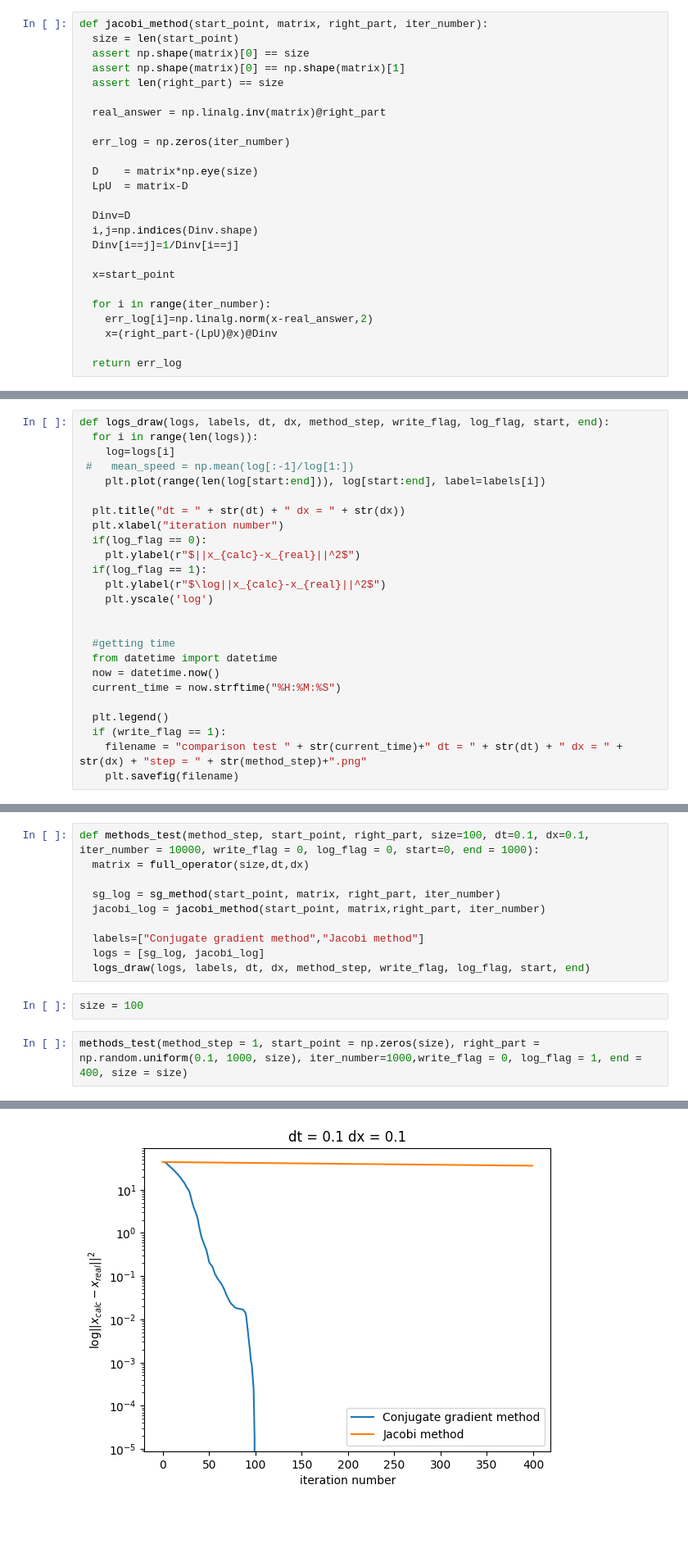
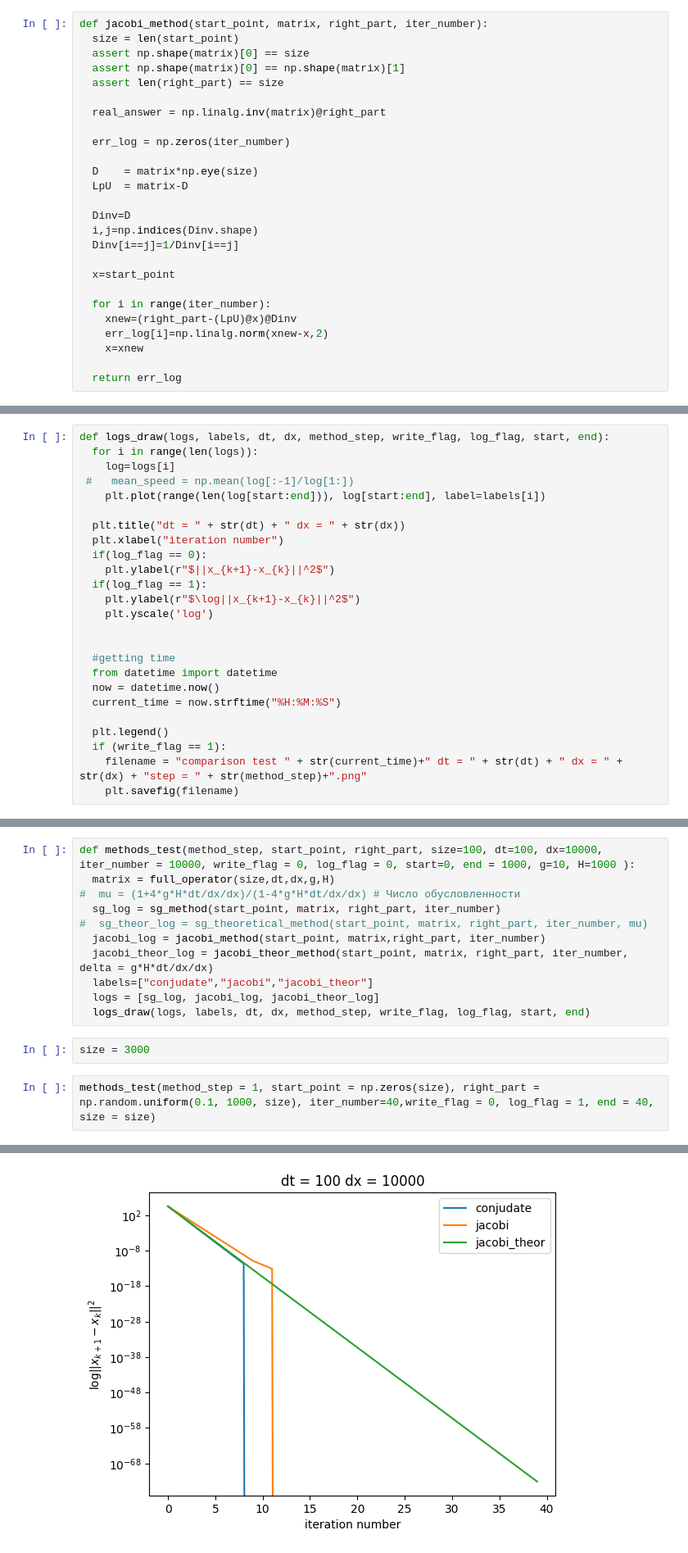
Before and after one commit to DegKir/solvers_test, a Jupyter notebook: half_implicit_methods_research.ipynb, the cells around one changed output, grey strips where cells are left out. Shown: that part at 82% size. Drawn from its saved outputs; the diff is of its cells as text; blank space fills up the shorter version.

```diff
--- a/half_implicit_methods_research.ipynb
+++ b/half_implicit_methods_research.ipynb
@@ -72,7 +104,8 @@ def jacobi_method(start_point, matrix, right_part, iter_number):
   x=start_point
 
   for i in range(iter_number):
-    err_log[i]=np.linalg.norm(x-real_answer,2)
-    x=(right_part-(LpU)@x)@Dinv
+    xnew=(right_part-(LpU)@x)@Dinv
+    err_log[i]=np.linalg.norm(xnew-x,2)
+    x=xnew
 
   return err_log
@@ -90,9 +150,9 @@ def logs_draw(logs, labels, dt, dx, method_step, write_flag, log_flag, start, en
   plt.title("dt = " + str(dt) + " dx = " + str(dx))
   plt.xlabel("iteration number")
   if(log_flag == 0):
-    plt.ylabel(r"$||x_{calc}-x_{real}||^2$")
+    plt.ylabel(r"$||x_{k+1}-x_{k}||^2$")
   if(log_flag == 1):
-    plt.ylabel(r"$\log||x_{calc}-x_{real}||^2$")
+    plt.ylabel(r"$\log||x_{k+1}-x_{k}||^2$")
     plt.yscale('log')
 
 
@@ -112,15 +172,16 @@ def logs_draw(logs, labels, dt, dx, method_step, write_flag, log_flag, start, en
 # %%
-def methods_test(method_step, start_point, right_part, size=100, dt=0.1, dx=0.1, iter_number = 10000, write_flag = 0, log_flag = 0, start=0, end = 1000):
-  matrix = full_operator(size,dt,dx)
-
+def methods_test(method_step, start_point, right_part, size=100, dt=100, dx=10000, iter_number = 10000, write_flag = 0, log_flag = 0, start=0, end = 1000, g=10, H=1000 ):
+  matrix = full_operator(size,dt,dx,g,H)
+#  mu = (1+4*g*H*dt/dx/dx)/(1-4*g*H*dt/dx/dx) # Число обусловленности
   sg_log = sg_method(start_point, matrix, right_part, iter_number)
+#  sg_theor_log = sg_theoretical_method(start_point, matrix, right_part, iter_number, mu)
   jacobi_log = jacobi_method(start_point, matrix,right_part, iter_number)
-
-  labels=["Conjugate gradient method","Jacobi method"]
-  logs = [sg_log, jacobi_log]
+  jacobi_theor_log = jacobi_theor_method(start_point, matrix, right_part, iter_number, delta = g*H*dt/dx/dx)
+  labels=["conjudate","jacobi","jacobi_theor"]
+  logs = [sg_log, jacobi_log, jacobi_theor_log]
   logs_draw(logs, labels, dt, dx, method_step, write_flag, log_flag, start, end)
 # %%
-size = 100
+size = 3000
 # %%
-methods_test(method_step = 1, start_point = np.zeros(size), right_part = np.random.uniform(0.1, 1000, size), iter_number=1000,write_flag = 0, log_flag = 1, end = 400, size = size)
+methods_test(method_step = 1, start_point = np.zeros(size), right_part = np.random.uniform(0.1, 1000, size), iter_number=40,write_flag = 0, log_flag = 1, end = 40, size = size)
 # %% [output]
@@ -127 +189 @@ methods_test(method_step = 1, start_point = np.zeros(size), right_part = np.rand
-[figure, old version]
+[figure, new version]
```
Also changed, not shown: parts of 12 cells of this notebook.
